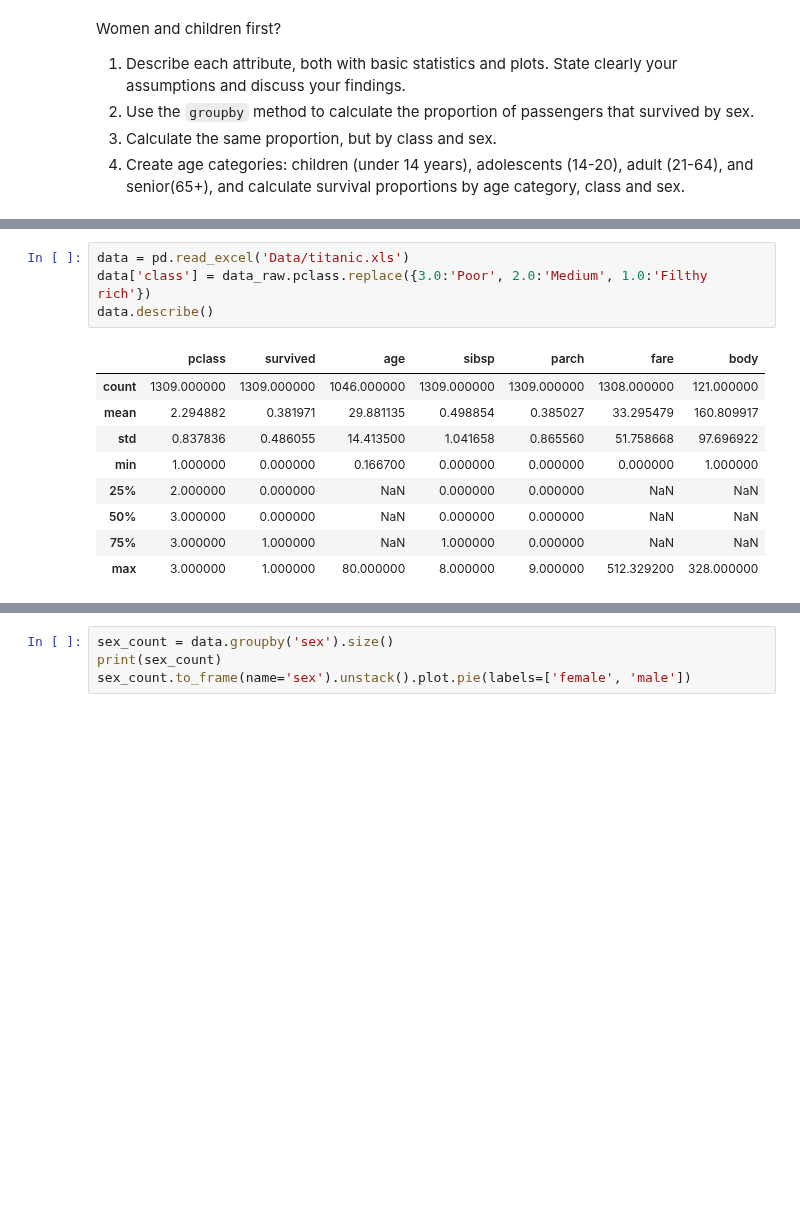
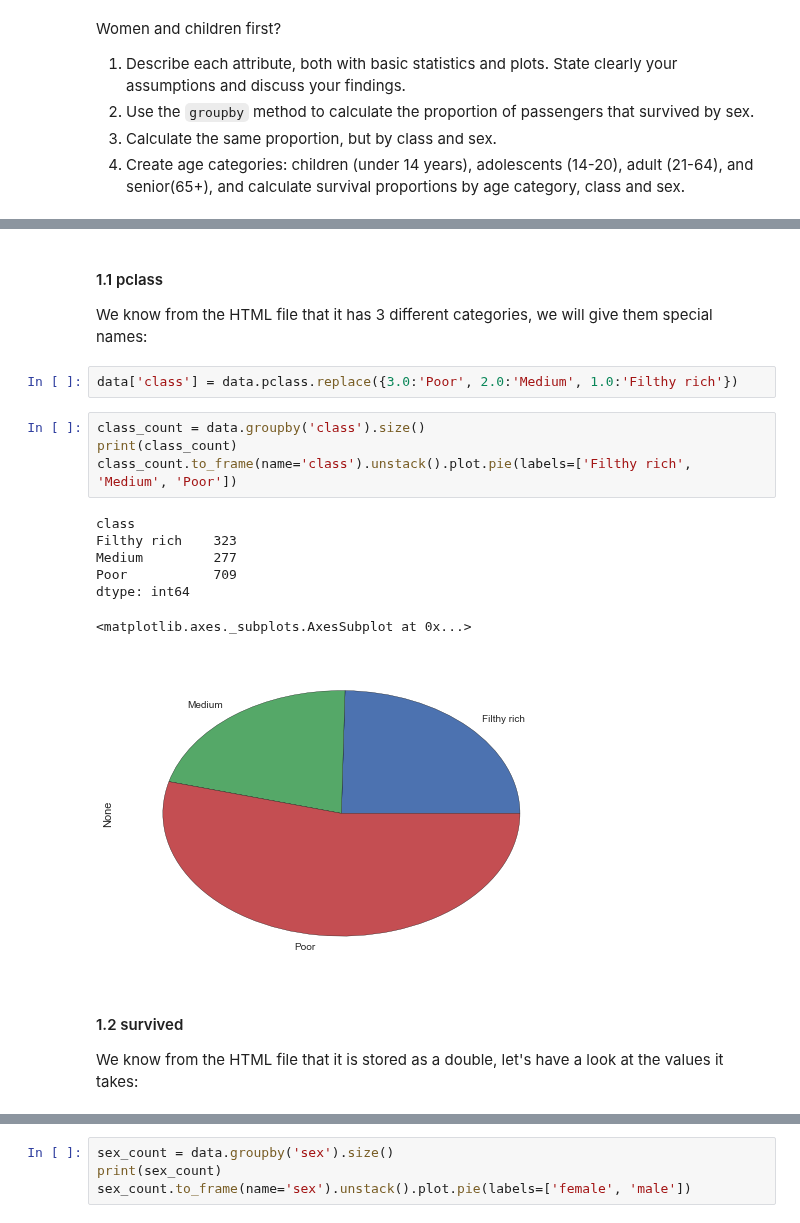
Before and after one commit to semplea/adaepfl-hw, a Jupyter notebook: 01 - Pandas and Data Wrangling/Data Wrangling with Pandas.ipynb, the cells around one changed output, grey strips where cells are left out. Drawn from its saved outputs; the diff is of its cells as text; blank space fills up the shorter version.

```diff
--- a/01 - Pandas and Data Wrangling/Data Wrangling with Pandas.ipynb
+++ b/01 - Pandas and Data Wrangling/Data Wrangling with Pandas.ipynb
@@ -1666,14 +1682,20 @@ Women and children first?
+# %% [markdown]
+#### 1.1 pclass
+We know from the HTML file that it has 3 different categories, we will give them special names:
 # %%
-data = pd.read_excel('Data/titanic.xls')
-data['class'] = data_raw.pclass.replace({3.0:'Poor', 2.0:'Medium', 1.0:'Filthy rich'})
-data.describe()
+data['class'] = data.pclass.replace({3.0:'Poor', 2.0:'Medium', 1.0:'Filthy rich'})
-# %% [output]
-|  | pclass | survived | age | sibsp | parch | fare | body |
-| count | 1309.000000 | 1309.000000 | 1046.000000 | 1309.000000 | 1309.000000 | 1308.000000 | 121.000000 |
-| mean | 2.294882 | 0.381971 | 29.881135 | 0.498854 | 0.385027 | 33.295479 | 160.809917 |
-| std | 0.837836 | 0.486055 | 14.413500 | 1.041658 | 0.865560 | 51.758668 | 97.696922 |
-| min | 1.000000 | 0.000000 | 0.166700 | 0.000000 | 0.000000 | 0.000000 | 1.000000 |
-| 25% | 2.000000 | 0.000000 | NaN | 0.000000 | 0.000000 | NaN | NaN |
-| 50% | 3.000000 | 0.000000 | NaN | 0.000000 | 0.000000 | NaN | NaN |
-| 75% | 3.000000 | 1.000000 | NaN | 1.000000 | 0.000000 | NaN | NaN |
-| max | 3.000000 | 1.000000 | 80.000000 | 8.000000 | 9.000000 | 512.329200 | 328.000000 |
+# %%
+class_count = data.groupby('class').size()
+print(class_count)
+class_count.to_frame(name='class').unstack().plot.pie(labels=['Filthy rich', 'Medium', 'Poor'])
+# %% [output]
+class
+Filthy rich    323
+Medium         277
+Poor           709
+dtype: int64
+<matplotlib.axes._subplots.AxesSubplot at 0x...>
+[figure, added]
+# %% [markdown]
+#### 1.2 survived
+We know from the HTML file that it is stored as a double, let's have a look at the values it takes:
```
Also changed, not shown: parts of 22 cells of this notebook.
